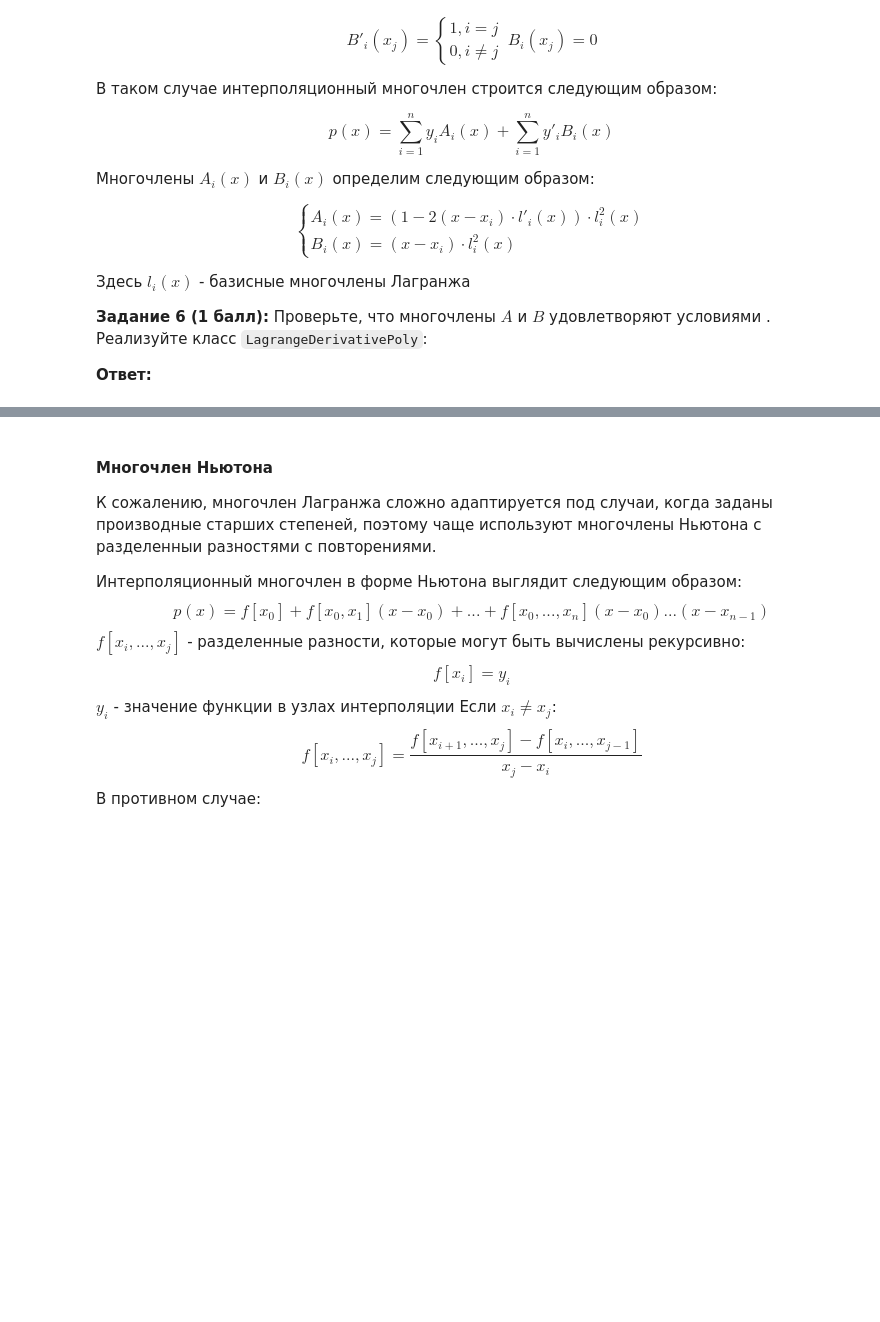
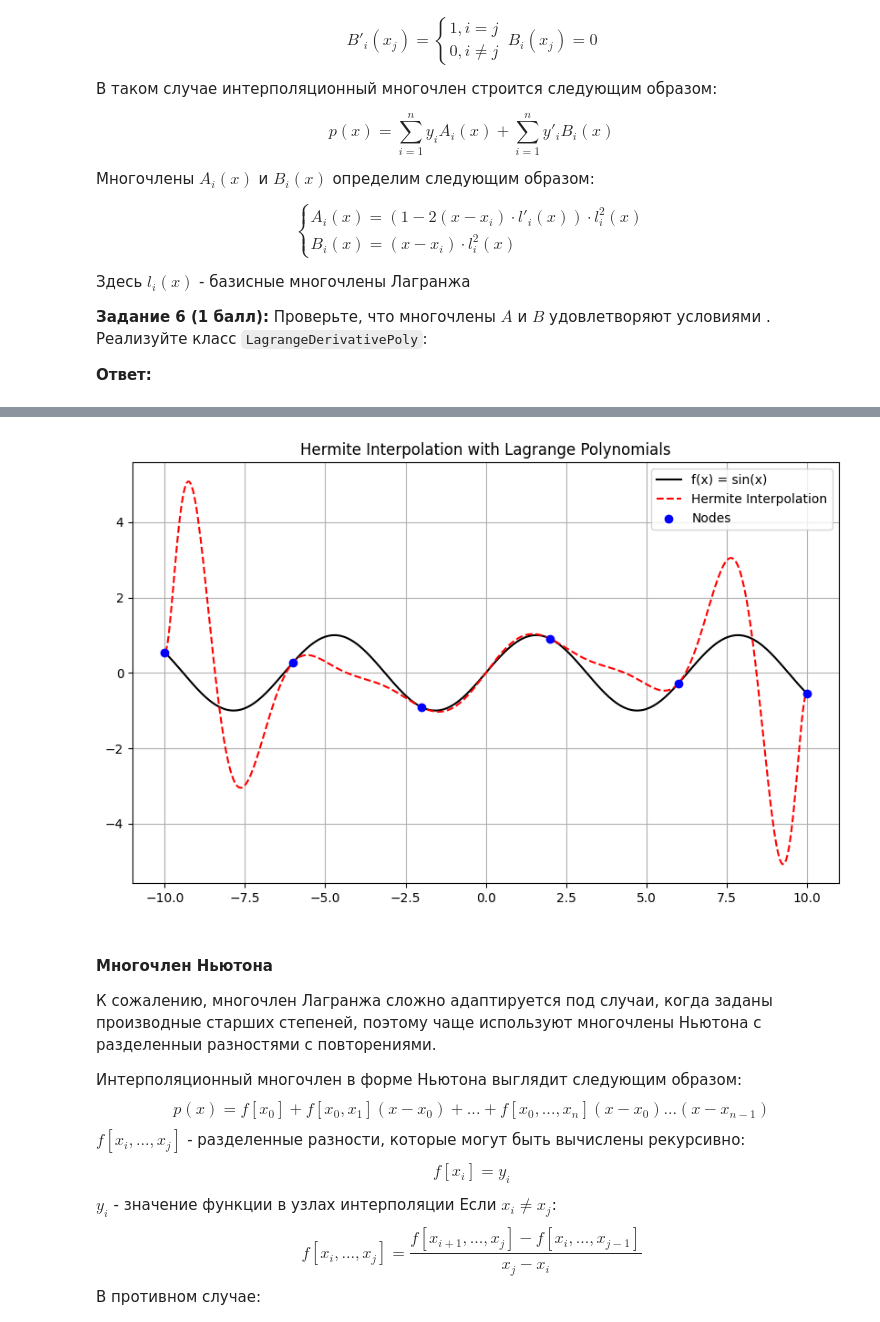
Before and after one commit to wqrxssq/olympic_algos, a Jupyter notebook: practice-01.ipynb, the cells around one changed output, grey strips where cells are left out. Saved outputs shown, nothing was run; the diff lists cells and outputs as text; code cells hidden in the pictures; blank space fills up the shorter version.

```diff
--- a/practice-01.ipynb
+++ b/practice-01.ipynb
@@ -933,3 +1023,102 @@ class LagrangeDerivativePoly:
+# %%
+import numpy as np
+import matplotlib.pyplot as plt
+
+class LagrangeDerivativePoly:
+    def __init__(self, nodes: np.ndarray, values: np.ndarray, der_values: np.ndarray):
+        self.nodes = nodes
+        self.values = values
+        self.der_values = der_values
+
+    def compute_lagrange_basis(self, x: np.ndarray) -> np.ndarray:
+        n = len(self.nodes)
+        basis = np.ones((len(x), n))
+
+        for i in range(n):
+            basis[:, i] = np.prod(
+                [(x - self.nodes[j]) / (self.nodes[i] - self.nodes[j])
+                 for j in range(n) if j != i],
+                axis=0
+            )
+
+        return basis
+
+    def compute_lagrange_derivatives(self, x: np.ndarray) -> np.ndarray:
+        n = len(self.nodes)
+        basis_deriv = np.zeros((len(x), n))
+
+        for j in range(n):
+            deriv_sum = np.zeros_like(x, dtype=np.float64)
+
+            for l in range(n):
+                if l == j:
+                    continue
+
+                prod_term = np.ones_like(x)
+                for m in range(n):
+                    if m != j and m != l:
+                        prod_term *= (x - self.nodes[m]) / (self.nodes[j] - self.nodes[m])
+
+                deriv_sum += (1 / (self.nodes[j] - self.nodes[l])) * prod_term
+
+            basis_deriv[:, j] = deriv_sum
+
+        return basis_deriv
+
+    def compute_A_B_polynomials(self, x: np.ndarray) -> tuple:
+        basis = self.compute_lagrange_basis(x)
+        basis_deriv = self.compute_lagrange_derivatives(x)
+
+        A = np.zeros_like(basis)
+        B = np.zeros_like(basis)
+
+        for i in range(len(self.nodes)):
+            diff = x - self.nodes[i]
+            L_i = basis[:, i]
+            L_deriv_i = basis_deriv[:, i]
+
+            A[:, i] = (1 - 2 * diff * L_deriv_i) * (L_i ** 2)
+            B[:, i] = diff * (L_i ** 2)
+
+        return A, B
+
+    def predict(self, x: np.ndarray) -> np.ndarray:
+        A, B = self.compute_A_B_polynomials(x)
+        return np.dot(A, self.values) + np.dot(B, self.der_values)
+
+
+# Функция и её производная
+def f(x):
+    return np.sin(x)
+
+def df_dx(x):
+    return np.cos(x)
+
+# Узлы интерполяции (Чебышёвские)
+n = 6
+nodes = np.linspace(-10, 10, n)
+values = f(nodes)
+der_values = df_dx(nodes)
+
+# Интерполяция
+hermite_interpolator = LagrangeDerivativePoly(nodes, values, der_values)
+
+# Точки для тестирования
+x_test = np.linspace(-10, 10, 500)
+y_true = f(x_test)
+y_interp = hermite_interpolator.predict(x_test)
+
+# Построение графиков
+plt.figure(figsize=(10, 6))
+plt.plot(x_test, y_true, label="f(x) = sin(x)", color="black")
+plt.plot(x_test, y_interp, label="Hermite Interpolation", linestyle="--", color="red")
+plt.scatter(nodes, values, color="blue", zorder=5, label="Nodes")
+plt.legend()
+plt.grid(True)
+plt.title("Hermite Interpolation with Lagrange Polynomials")
+plt.show()
+# %% [output]
+[figure, added]
 # %% [markdown]
 #### Многочлен Ньютона
 
```
Also changed, not shown: parts of 5 cells of this notebook.
